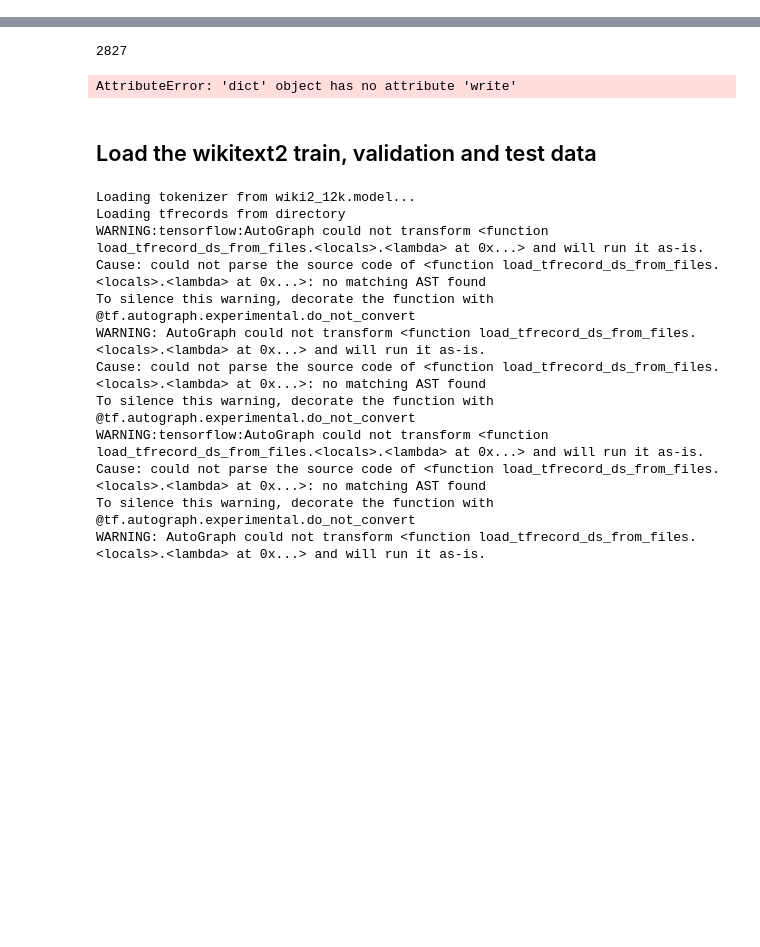
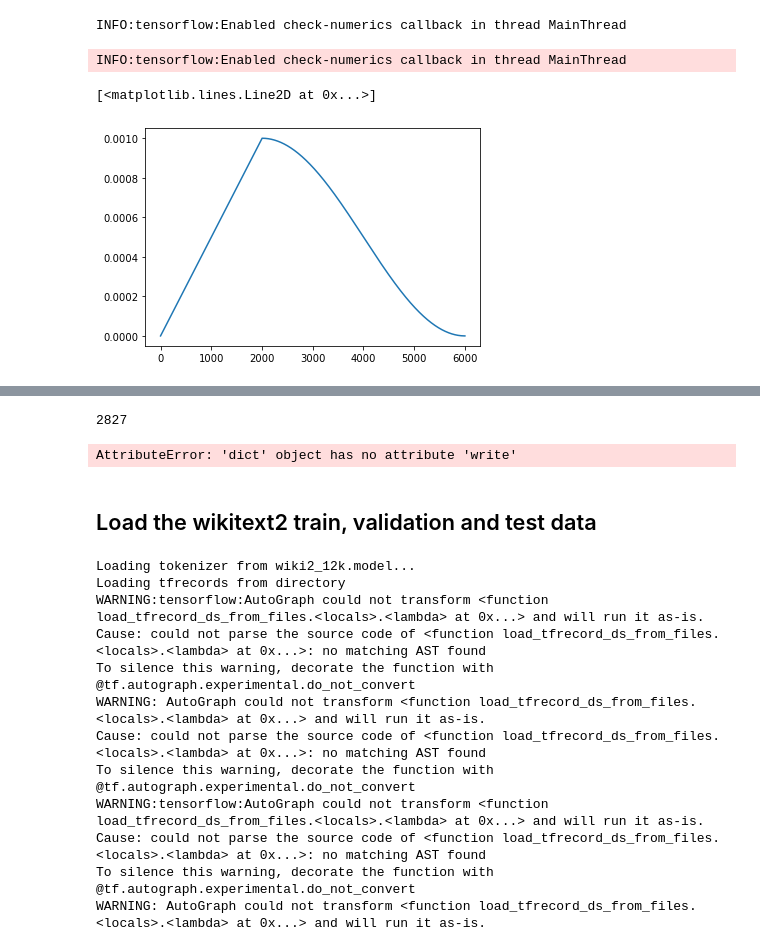
Before and after one commit to Jmkernes/PAR-Transformer-XL, a Jupyter notebook: colab_trainer.ipynb, the cells around one changed output, grey strips where cells are left out. Cells and saved outputs as stored; diff of their text form; code cells hidden in the pictures; blank space fills up the shorter version.

Commit message:
Added colab_trainer notebook which just mimics train.py. Still need to write something to save/load models properly

```diff
--- a/colab_trainer.ipynb
+++ b/colab_trainer.ipynb
@@ -10,0 +1,64 @@ from par_model import create_lookahead_mask, positional_encoding
+# %%
+import logging
+logging.info("\n\n~~~~~~~~ Importing Modules ~~~~~~~~\n")
+
+import os
+import time
+import datetime
+import numpy as np
+import tensorflow as tf
+import tensorflow_text as tf_text
+from data_utils import DataManager
+from utils import print_bar, visualize_pi_weights
+from par_model import PARTransformerXL
+from par_model import create_lookahead_mask, positional_encoding
+
+tf.debugging.enable_check_numerics()
+tf.autograph.set_verbosity(0)
+
+def load_datasets(train, val, test):
+    """Load the wikitext2 train, validation and test data"""
+    logging.info(f"\nLoading training data from: {train}")
+    config = {'tfrecords_directory': train,'sp_model_prefix': 'wiki2_12k'}
+    train_dm = DataManager.initialize_from_tfrecord(config)
+
+    logging.info(f"\nLoading validation data from: {val}")
+    config['tfrecords_directory'] = val
+    valid_dm = DataManager.initialize_from_tfrecord(config)
+
+    logging.info(f"\nLoading testing data from: {test}\n")
+    config['tfrecords_directory'] = test
+    test_dm = DataManager.initialize_from_tfrecord(config)
+
+    return train_dm, valid_dm, test_dm
+
+class TransformerSchedule(tf.keras.optimizers.schedules.LearningRateSchedule):
+    def __init__(self, d_model, warmup_steps=4000, **kwargs):
+        super().__init__(**kwargs)
+        self.d_model = tf.cast(d_model, tf.float32)
+        self.warmup_steps = warmup_steps
+    def __call__(self, step):
+        arg1 = tf.math.rsqrt(step)
+        arg2 = step * (self.warmup_steps ** -1.5)
+        return tf.math.rsqrt(self.d_model) * tf.math.minimum(arg1, arg2)
+
+class CosineSchedule(tf.keras.optimizers.schedules.LearningRateSchedule):
+    def __init__(self, max_lr, decay_steps, warmup_steps=4000, **kwargs):
+        super().__init__(**kwargs)
+        self.max_lr = max_lr
+        self.decay_steps = decay_steps
+        self.warmup_steps = warmup_steps
+        self.pi = 3.1415927
+    def __call__(self, step):
+        linear = self.max_lr*(step/self.warmup_steps)
+        cosine = 0.5*self.max_lr*(1+tf.math.cos(self.pi*tf.math.maximum(step-self.warmup_steps, 0)/self.decay_steps))
+        return tf.math.minimum(linear, cosine)
+# %% [output]
+INFO:tensorflow:Enabled check-numerics callback in thread MainThread
+INFO:tensorflow:Enabled check-numerics callback in thread MainThread
+# %%
+learning_rate = CosineSchedule(1e-3, 4000, 2000)
+plt.plot(learning_rate(tf.range(6000.)))
+# %% [output]
+[<matplotlib.lines.Line2D at 0x...>]
+[figure, added]
```
Also changed, not shown: parts of 22 cells of this notebook, 7 other files.
